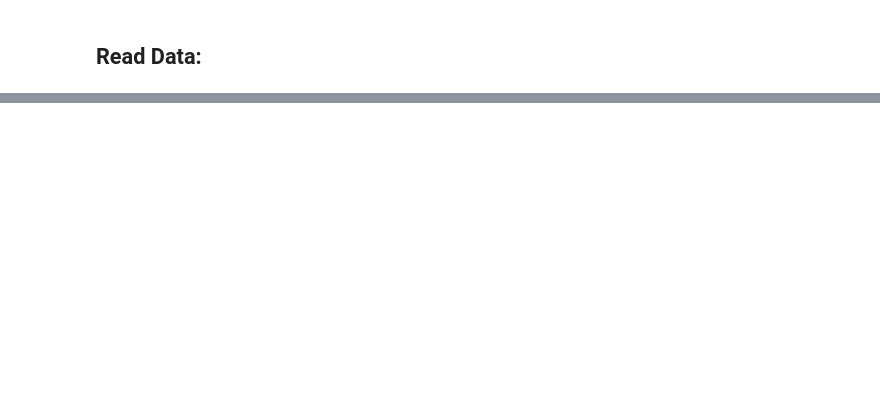
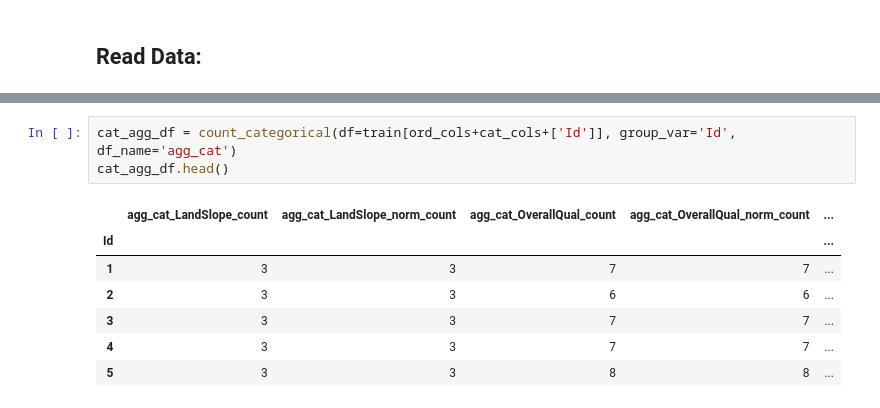
Before and after one commit to MosaabMuhammed/House-Prices-Kaggle, a Jupyter notebook: 3_Feature Engineering/Feature_Engineering.ipynb, the cells around one changed output, grey strips where cells are left out. Saved outputs shown, nothing was run; the diff lists cells and outputs as text; blank space fills up the shorter version.

```diff
--- a/3_Feature Engineering/Feature_Engineering.ipynb
+++ b/3_Feature Engineering/Feature_Engineering.ipynb
@@ -78,0 +207,11 @@ array([2003., 1976., 2001., 1998., 2000., 1993., 2004., 1973., 1931.,
+# %%
+cat_agg_df = count_categorical(df=train[ord_cols+cat_cols+['Id']], group_var='Id', df_name='agg_cat')
+cat_agg_df.head()
+# %% [output]
+|  | agg_cat_LandSlope_count | agg_cat_LandSlope_norm_count | agg_cat_OverallQual_count | agg_cat_OverallQual_norm_count | ... |
+| Id |  |  |  |  | ... |
+| 1 | 3 | 3 | 7 | 7 | ... |
+| 2 | 3 | 3 | 6 | 6 | ... |
+| 3 | 3 | 3 | 7 | 7 | ... |
+| 4 | 3 | 3 | 7 | 7 | ... |
+| 5 | 3 | 3 | 8 | 8 | ... |
```
Also changed, not shown: parts of 25 cells of this notebook, 4 other files.
